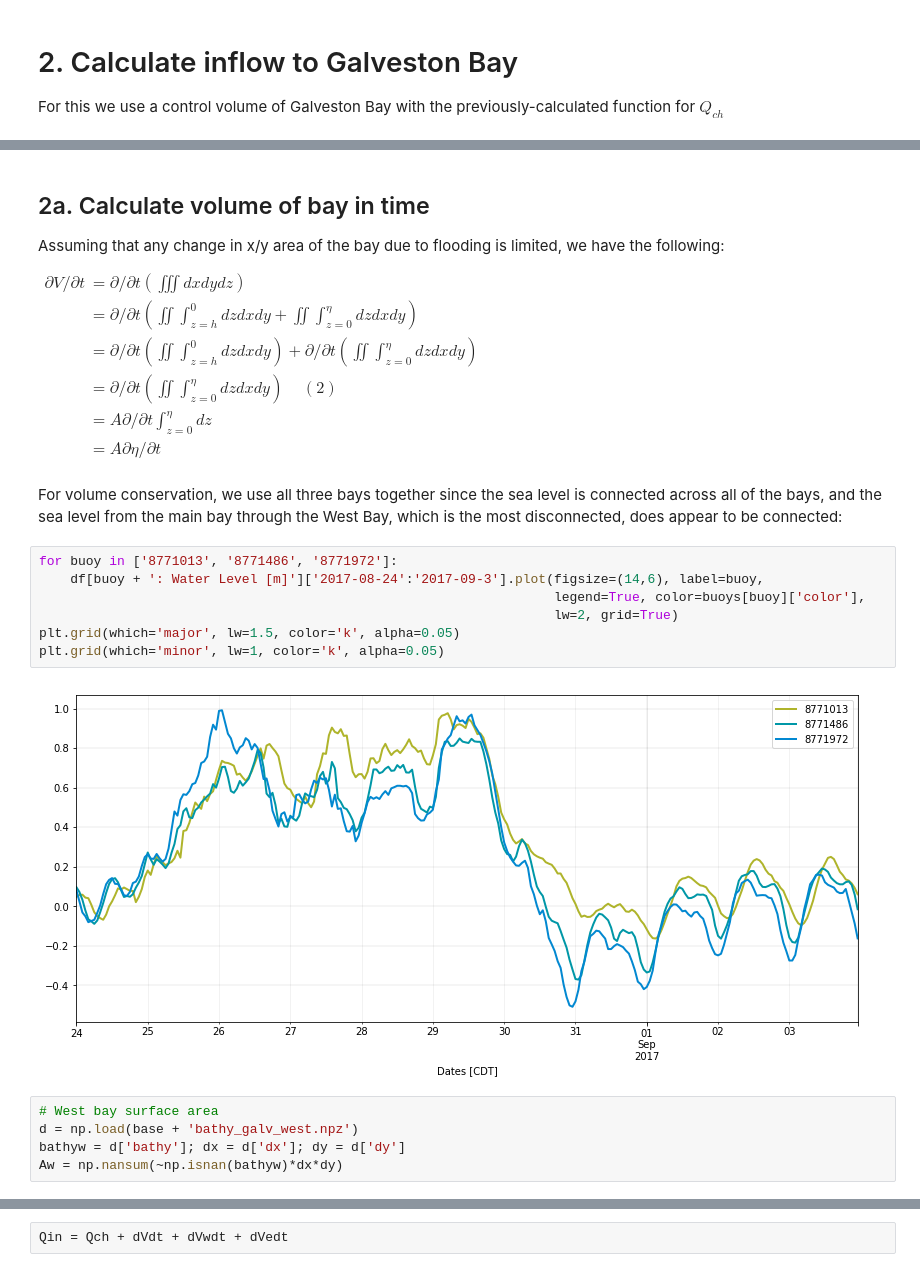
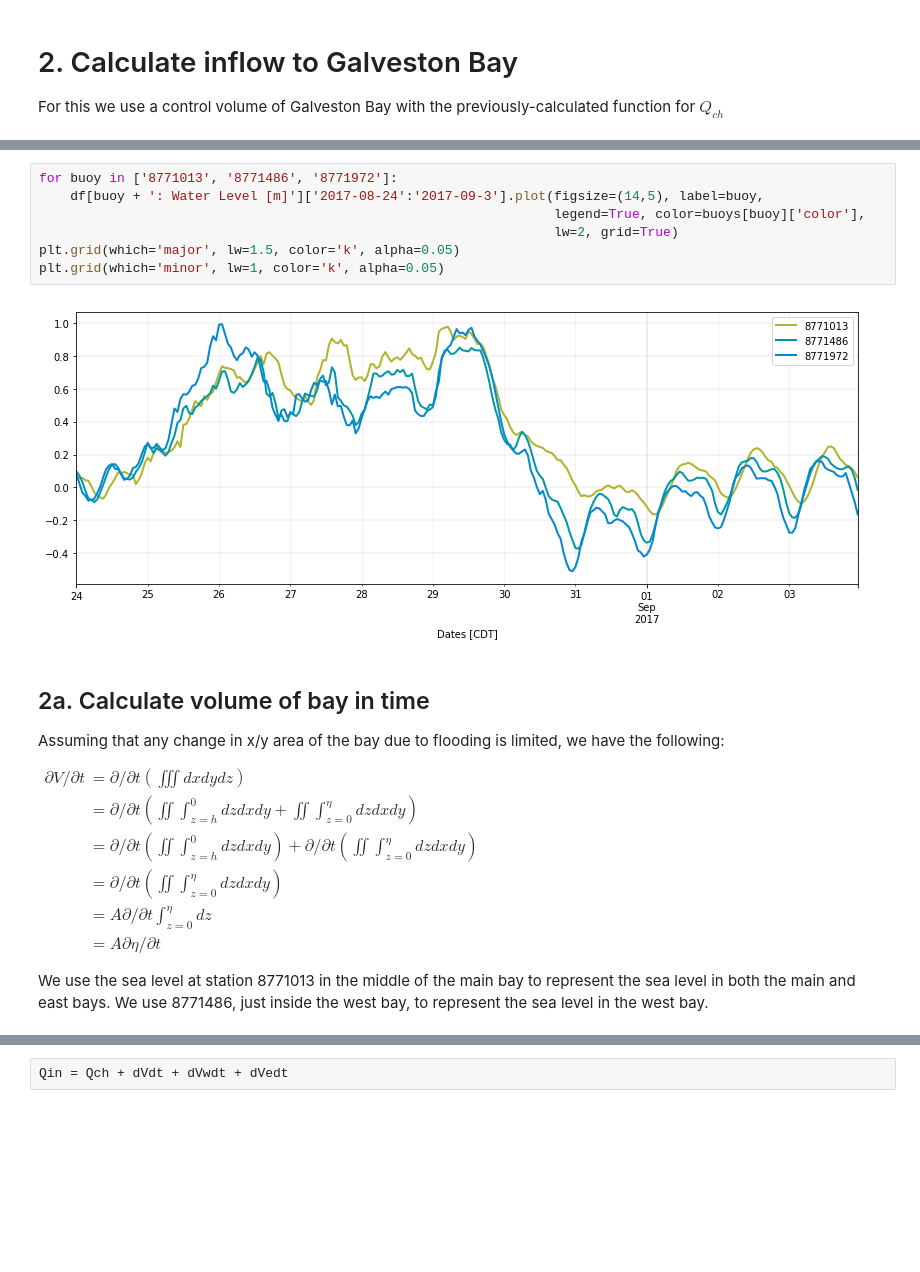
Before and after one commit to kthyng/flood_estimate, a Jupyter notebook: Analysis.ipynb, the cells around one changed output, grey strips where cells are left out. Drawn from its saved outputs; the diff is of its cells as text; blank space fills up the shorter version.

```diff
--- a/Analysis.ipynb
+++ b/Analysis.ipynb
@@ -316,3 +331,12 @@ where $V(t)$ is the volume of Galveston Bay, $Q_{in}(t)$ is the water input to G
+# %%
+for buoy in ['8771013', '8771486', '8771972']:
+    df[buoy + ': Water Level [m]']['2017-08-24':'2017-09-3'].plot(figsize=(14,5), label=buoy,
+                                                                  legend=True, color=buoys[buoy]['color'],
+                                                                  lw=2, grid=True)
+plt.grid(which='major', lw=1.5, color='k', alpha=0.05)
+plt.grid(which='minor', lw=1, color='k', alpha=0.05)
+# %% [output]
+[figure, added]
 # %% [markdown]
 ## 2a. Calculate volume of bay in time
 
@@ -322,24 +346,10 @@ $\begin{align}
 \partial V/\partial t &= \partial /\partial t \left(\iiint dxdydz\right) \\
 ~ &= \partial /\partial t \left(\iint \int_{z=h}^{0} dzdxdy + \iint \int_{z=0}^{\eta} dzdxdy\right) \\
 ~ &= \partial /\partial t \left(\iint \int_{z=h}^{0} dzdxdy\right) + \partial /\partial t \left(\iint\int_{z=0}^{\eta} dzdxdy\right) \\
-~ &= \partial /\partial t \left(\iint\int_{z=0}^{\eta} dzdxdy\right) ~~~~~(2)\\
+~ &= \partial /\partial t \left(\iint\int_{z=0}^{\eta} dzdxdy\right) \\
 ~ &= A \partial /\partial t \int_{z=0}^{\eta} dz \\
 ~ &= A \partial \eta/\partial t
 \end{align}$
+
+We use the sea level at station 8771013 in the middle of the main bay to represent the sea level in both the main and east bays. We use 8771486, just inside the west bay, to represent the sea level in the west bay.
-# %% [markdown]
-For volume conservation, we use all three bays together since the sea level is connected across all of the bays, and the sea level from the main bay through the West Bay, which is the most disconnected, does appear to be connected:
-# %%
-for buoy in ['8771013', '8771486', '8771972']:
-    df[buoy + ': Water Level [m]']['2017-08-24':'2017-09-3'].plot(figsize=(14,6), label=buoy,
-                                                                  legend=True, color=buoys[buoy]['color'],
-                                                                  lw=2, grid=True)
-plt.grid(which='major', lw=1.5, color='k', alpha=0.05)
-plt.grid(which='minor', lw=1, color='k', alpha=0.05)
-# %% [output]
-[figure, removed]
-# %%
-# West bay surface area
-d = np.load(base + 'bathy_galv_west.npz')
-bathyw = d['bathy']; dx = d['dx']; dy = d['dy']
-Aw = np.nansum(~np.isnan(bathyw)*dx*dy)
 # %%
```
Also changed, not shown: parts of 42 cells of this notebook.
